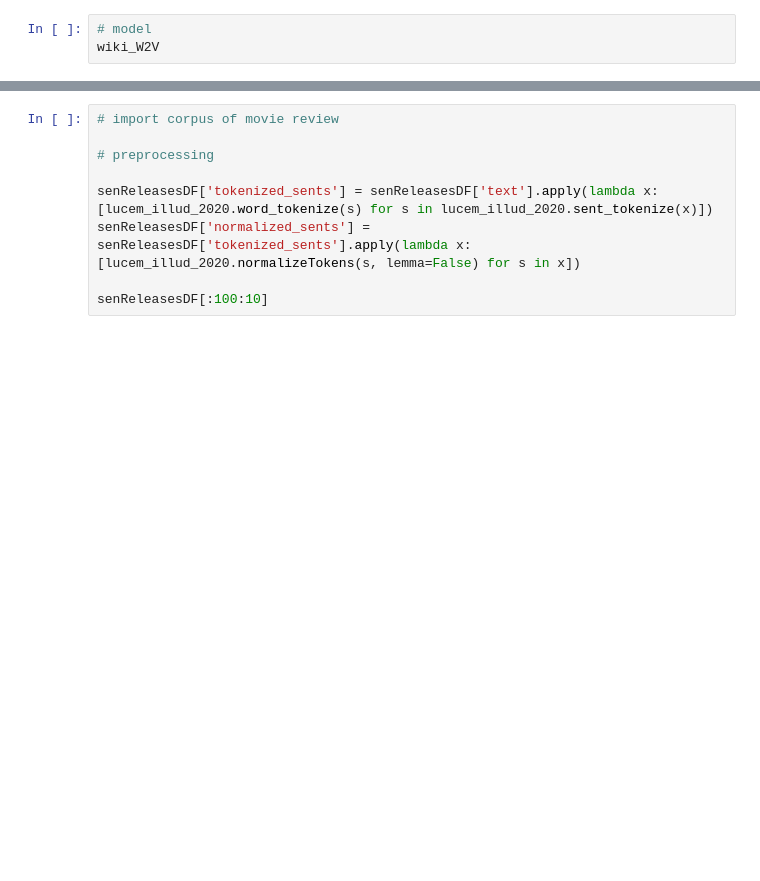
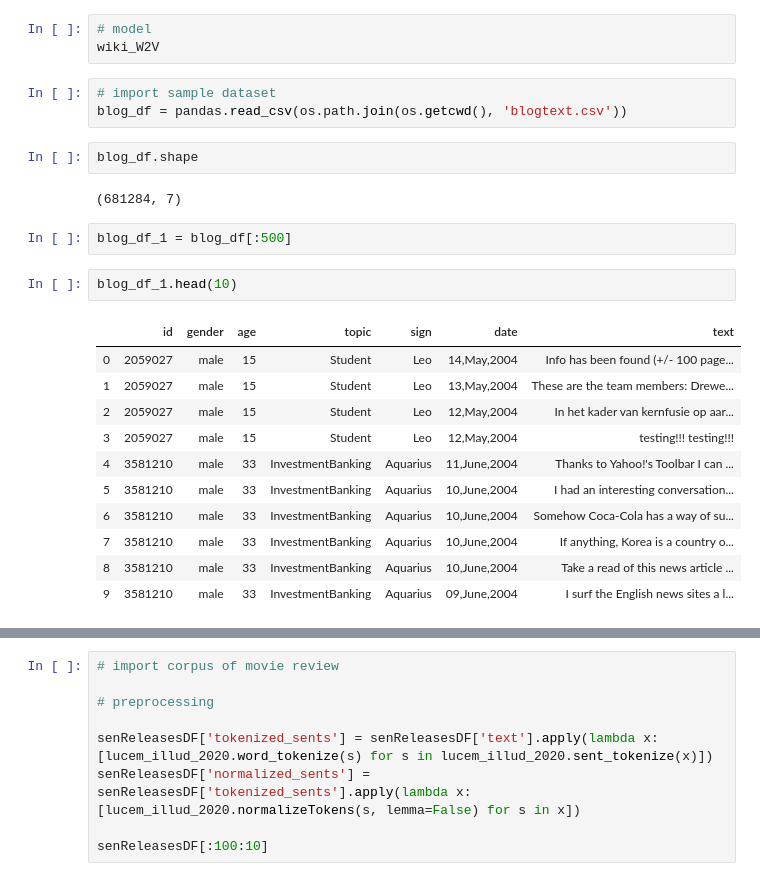
Before and after one commit to VivianQian19/Content-Analysis-2020, a Jupyter notebook: week-7/7-Vector-Space-Word-Embeddings.ipynb, the cells around one changed output, grey strips where cells are left out. Drawn from its saved outputs; the diff is of its cells as text; blank space fills up the shorter version.

```diff
--- a/week-7/7-Vector-Space-Word-Embeddings.ipynb
+++ b/week-7/7-Vector-Space-Word-Embeddings.ipynb
@@ -1642,3 +1666,26 @@ You would increase the sample size if you want to do a more serious study.
 # %%
 # model
 wiki_W2V
+# %%
+# import sample dataset
+blog_df = pandas.read_csv(os.path.join(os.getcwd(), 'blogtext.csv'))
+# %%
+blog_df.shape
+# %% [output]
+(681284, 7)
+# %%
+blog_df_1 = blog_df[:500]
+# %%
+blog_df_1.head(10)
+# %% [output]
+|  | id | gender | age | topic | sign | date | text |
+| 0 | 2059027 | male | 15 | Student | Leo | 14,May,2004 | Info has been found (+/- 100 page... |
+| 1 | 2059027 | male | 15 | Student | Leo | 13,May,2004 | These are the team members: Drewe... |
+| 2 | 2059027 | male | 15 | Student | Leo | 12,May,2004 | In het kader van kernfusie op aar... |
+| 3 | 2059027 | male | 15 | Student | Leo | 12,May,2004 | testing!!! testing!!! |
+| 4 | 3581210 | male | 33 | InvestmentBanking | Aquarius | 11,June,2004 | Thanks to Yahoo!'s Toolbar I can ... |
+| 5 | 3581210 | male | 33 | InvestmentBanking | Aquarius | 10,June,2004 | I had an interesting conversation... |
+| 6 | 3581210 | male | 33 | InvestmentBanking | Aquarius | 10,June,2004 | Somehow Coca-Cola has a way of su... |
+| 7 | 3581210 | male | 33 | InvestmentBanking | Aquarius | 10,June,2004 | If anything, Korea is a country o... |
+| 8 | 3581210 | male | 33 | InvestmentBanking | Aquarius | 10,June,2004 | Take a read of this news article ... |
+| 9 | 3581210 | male | 33 | InvestmentBanking | Aquarius | 09,June,2004 | I surf the English news sites a l... |
```
Also changed, not shown: parts of 34 cells of this notebook.
